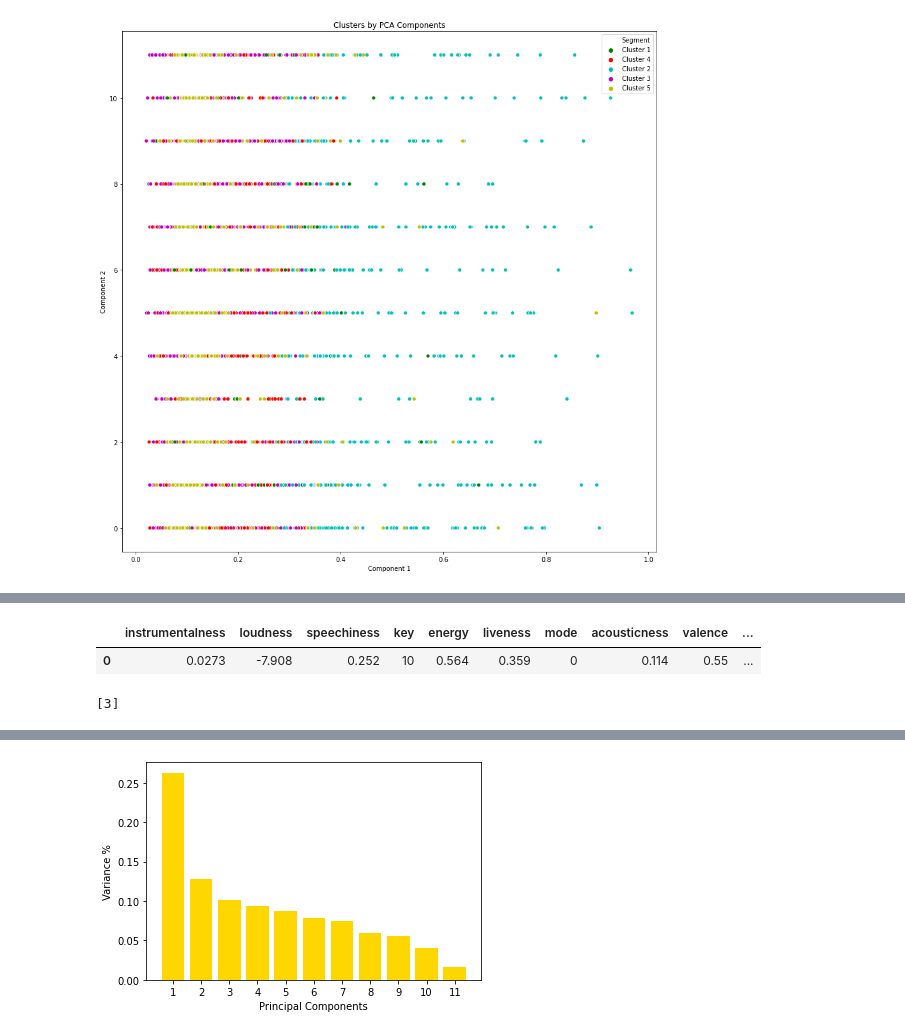
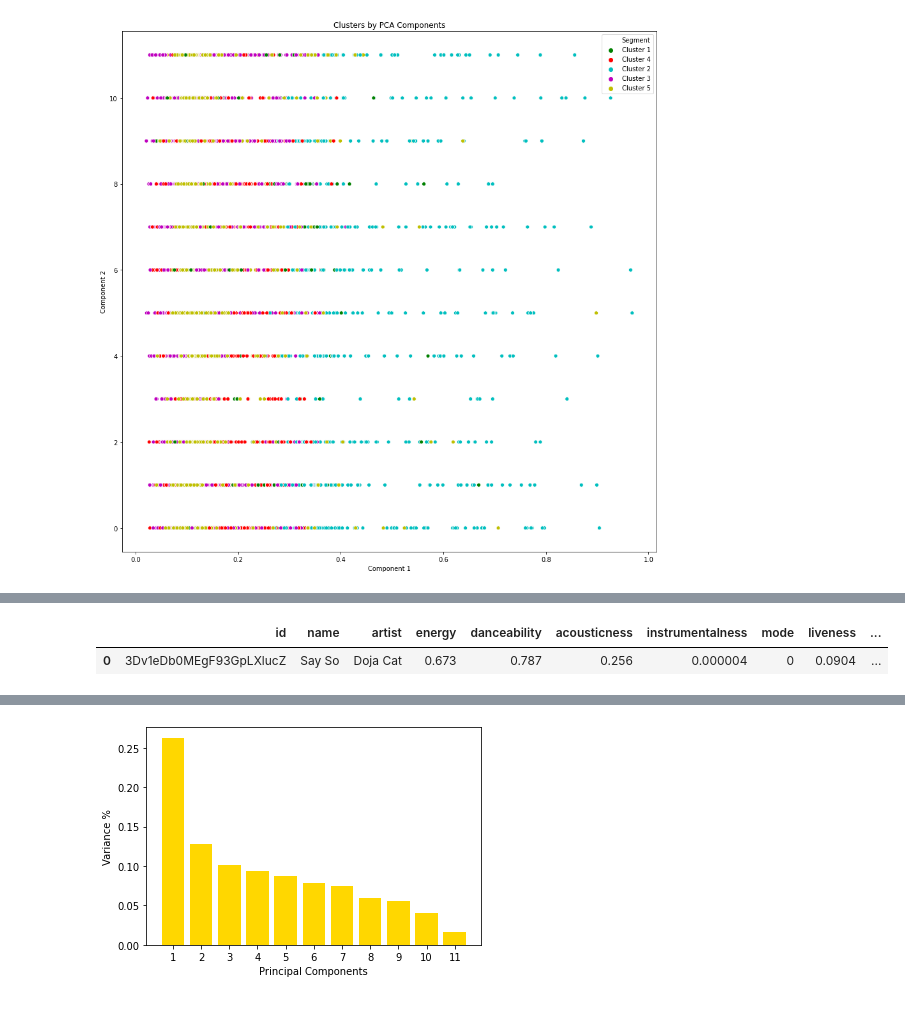
Before and after one commit to gonemad97/Spotify-Song-Recommender, a Jupyter notebook: CS6220 Spotify Project.ipynb, the cells around one changed output, grey strips where cells are left out. Drawn from its saved outputs; the diff is of its cells as text; code cells hidden in the pictures.

```diff
--- a/CS6220 Spotify Project.ipynb
+++ b/CS6220 Spotify Project.ipynb
@@ -297,35 +297,33 @@ p
 # %%
-with open('new_searched_track.pkl', 'rb') as f:
+with open('new_searched_track4.pkl', 'rb') as f:
     searched = pickle.load(f)
 
 # cols = searched.columns.tolist()
 # cols = cols[-3:] + cols[:11]
 # cols
 # searched1 = searched[cols]
 # searched1
 searched_track = searched[['id',
  'name',
  'artist',
  'energy',
  'danceability',
  'acousticness',
  'instrumentalness',
  'mode',
  'liveness',
  'key',
  'tempo',
  'valence',
  'loudness',
  'speechiness']]
 searched_track
 # %% [output]
-|  | instrumentalness | loudness | speechiness | key | energy | liveness | mode | acousticness | valence | ... |
-| 0 | 0.0273 | -7.908 | 0.252 | 10 | 0.564 | 0.359 | 0 | 0.114 | 0.55 | ... |
+|  | id | name | artist | energy | danceability | acousticness | instrumentalness | mode | liveness | ... |
+| 0 | 3Dv1eDb0MEgF93GpLXlucZ | Say So | Doja Cat | 0.673 | 0.787 | 0.256 | 0.000004 | 0 | 0.0904 | ... |
 # %%
-#to see what cluster song belongs to
-print(model.predict(searched_track[cols_to_standardize]))
+# #to see what cluster song belongs to
+# print(model.predict(searched_track[cols_to_standardize]))
-# %% [output]
-[3]
 # %%
 #to display all songs of a particular cluster - to display songs related to searched song
 data_reordered[data_reordered.cluster == 1][50:70]
```
Also changed, not shown: parts of 11 cells of this notebook, 11 other files.
